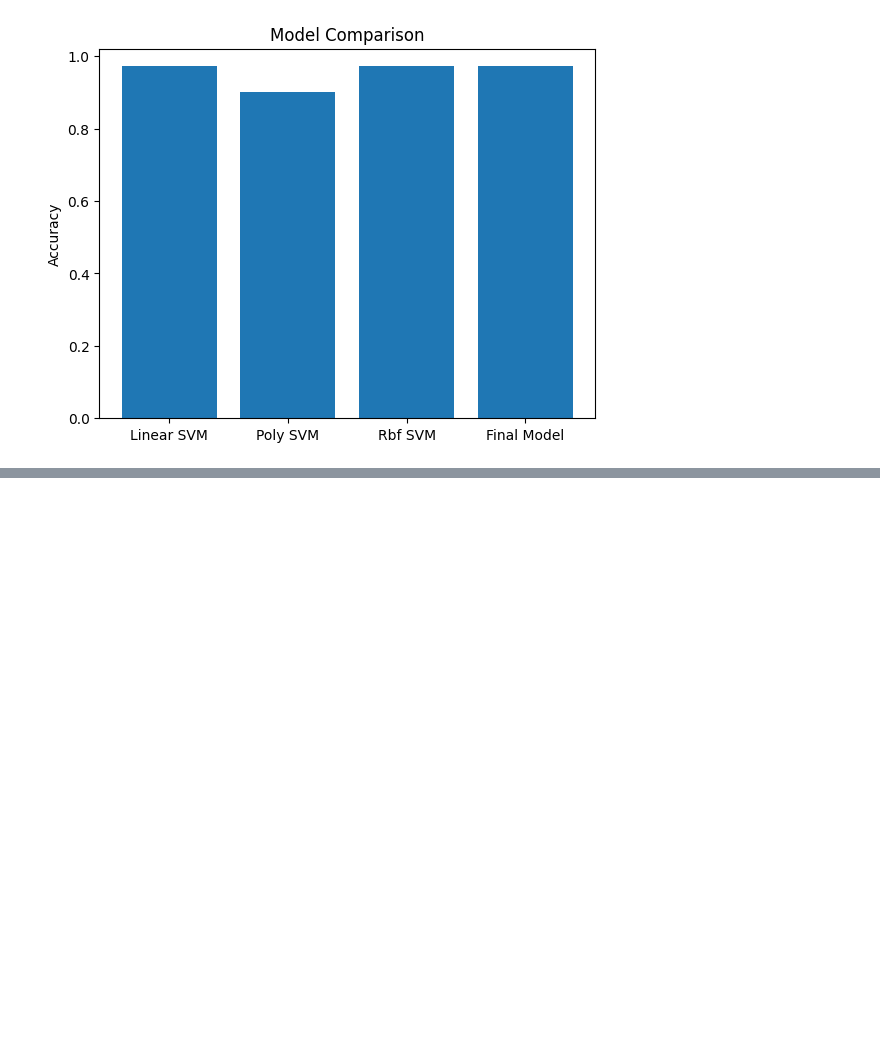
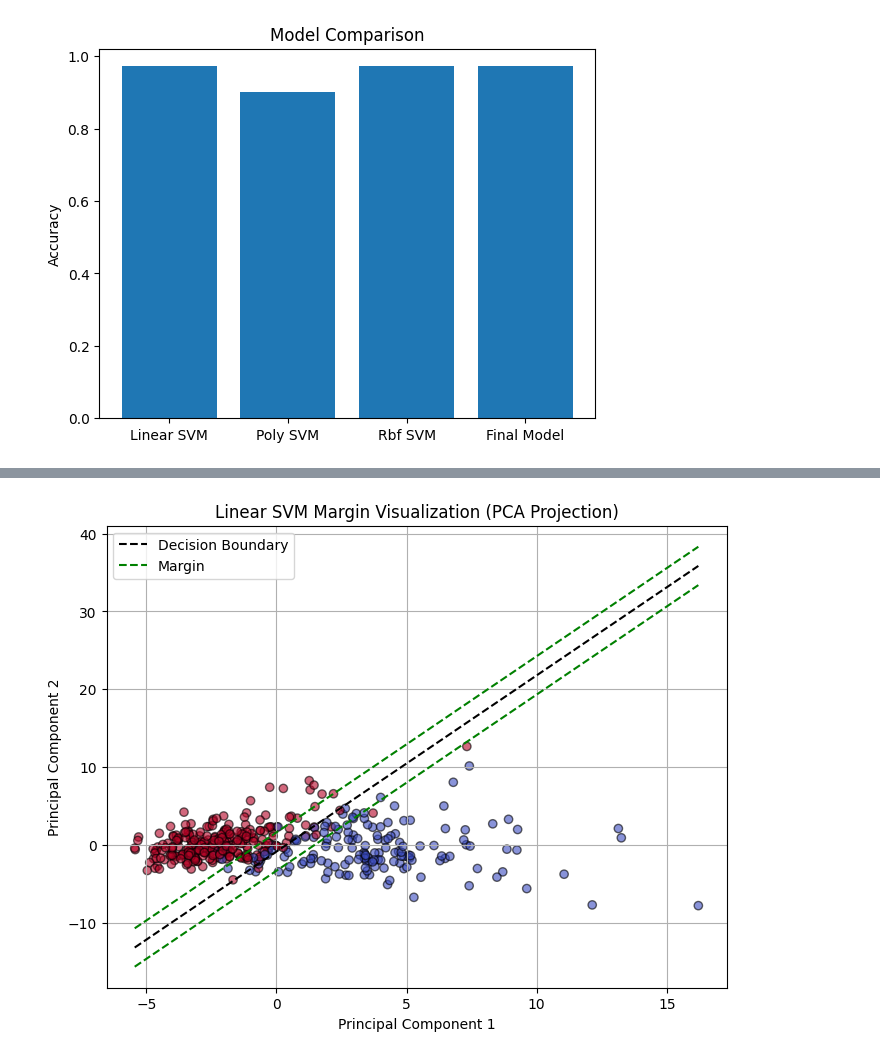
Before and after one commit to Jbaner/OMDSModC_Capstone_Project, a Jupyter notebook: OMDS_ModC_Week5_Banerjee_Jayeeta.ipynb, the cells around one changed output, grey strips where cells are left out. Cells and saved outputs as stored; diff of their text form; code cells hidden in the pictures; blank space fills up the shorter version.

```diff
--- a/OMDS_ModC_Week5_Banerjee_Jayeeta.ipynb
+++ b/OMDS_ModC_Week5_Banerjee_Jayeeta.ipynb
@@ -181 +194,43 @@ plt.show()
 [figure]
+# %%
+import numpy as np
+import matplotlib.pyplot as plt
+from sklearn.decomposition import PCA
+from sklearn.svm import SVC
+
+# Step 1: Scale and reduce dimensions using PCA
+pca = PCA(n_components=2)
+X_train_pca = pca.fit_transform(X_train_scaled)
+X_test_pca = pca.transform(X_test_scaled)
+
+# Step 2: Train tuned Linear SVM (from Week 5 best parameters)
+svm_linear = SVC(kernel='linear', C=0.1, gamma=0.001, random_state=42)
+svm_linear.fit(X_train_pca, y_train)
+
+# Step 3: Plot data points and decision boundary
+plt.figure(figsize=(8,6))
+plt.scatter(X_train_pca[:,0], X_train_pca[:,1], c=y_train, cmap='coolwarm', alpha=0.6, edgecolors='k')
+
+# Decision boundary line
+w = svm_linear.coef_[0]
+b = svm_linear.intercept_[0]
+x_vals = np.linspace(min(X_train_pca[:,0]), max(X_train_pca[:,0]), 100)
+y_vals = -(w[0]/w[1])*x_vals - b/w[1]
+plt.plot(x_vals, y_vals, 'k--', label='Decision Boundary')
+
+# Step 4: Plot margins
+margin = 1 / np.sqrt(np.sum(w ** 2))
+y_vals_up = y_vals + np.sqrt(1 + (w[0]/w[1])**2) * margin
+y_vals_down = y_vals - np.sqrt(1 + (w[0]/w[1])**2) * margin
+plt.plot(x_vals, y_vals_up, 'g--', label='Margin')
+plt.plot(x_vals, y_vals_down, 'g--')
+
+# Step 5: Final formatting
+plt.title("Linear SVM Margin Visualization (PCA Projection)")
+plt.xlabel("Principal Component 1")
+plt.ylabel("Principal Component 2")
+plt.legend()
+plt.grid(True)
+plt.show()
+# %% [output]
+[figure, added]
```
Also changed, not shown: parts of 2 cells of this notebook.
